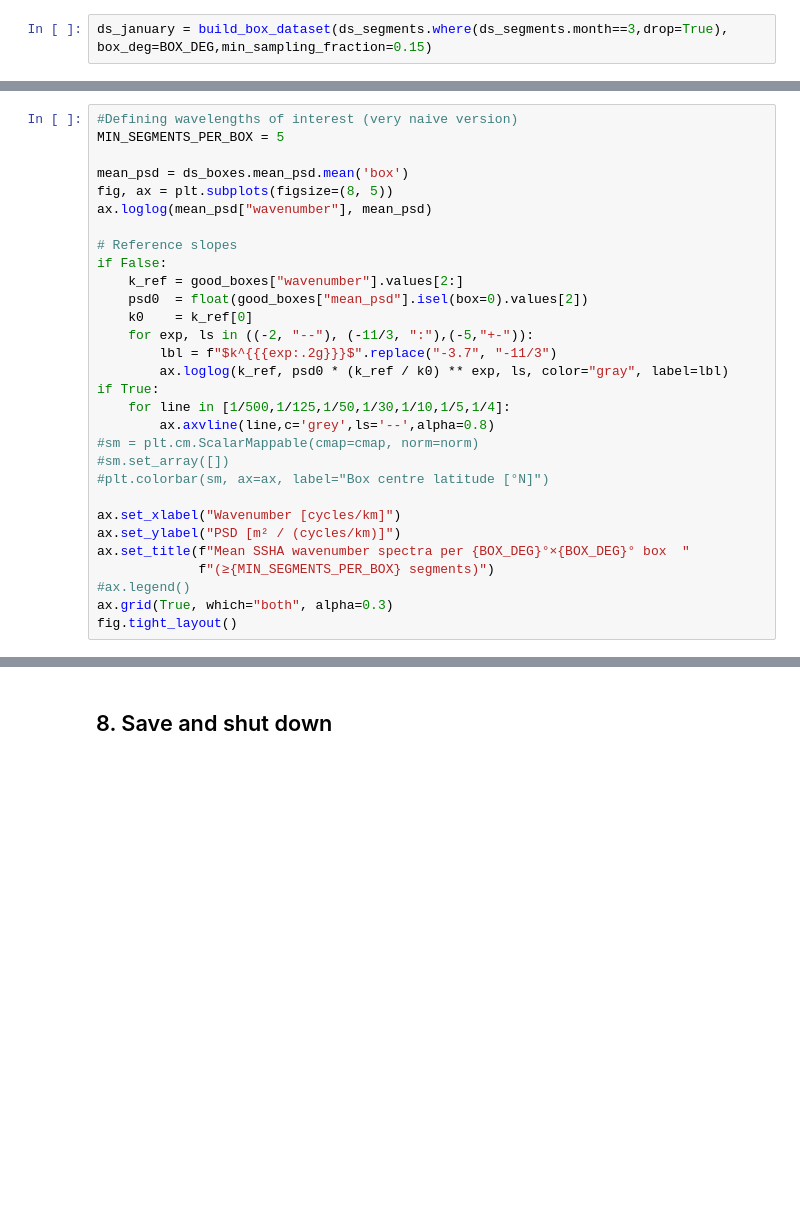
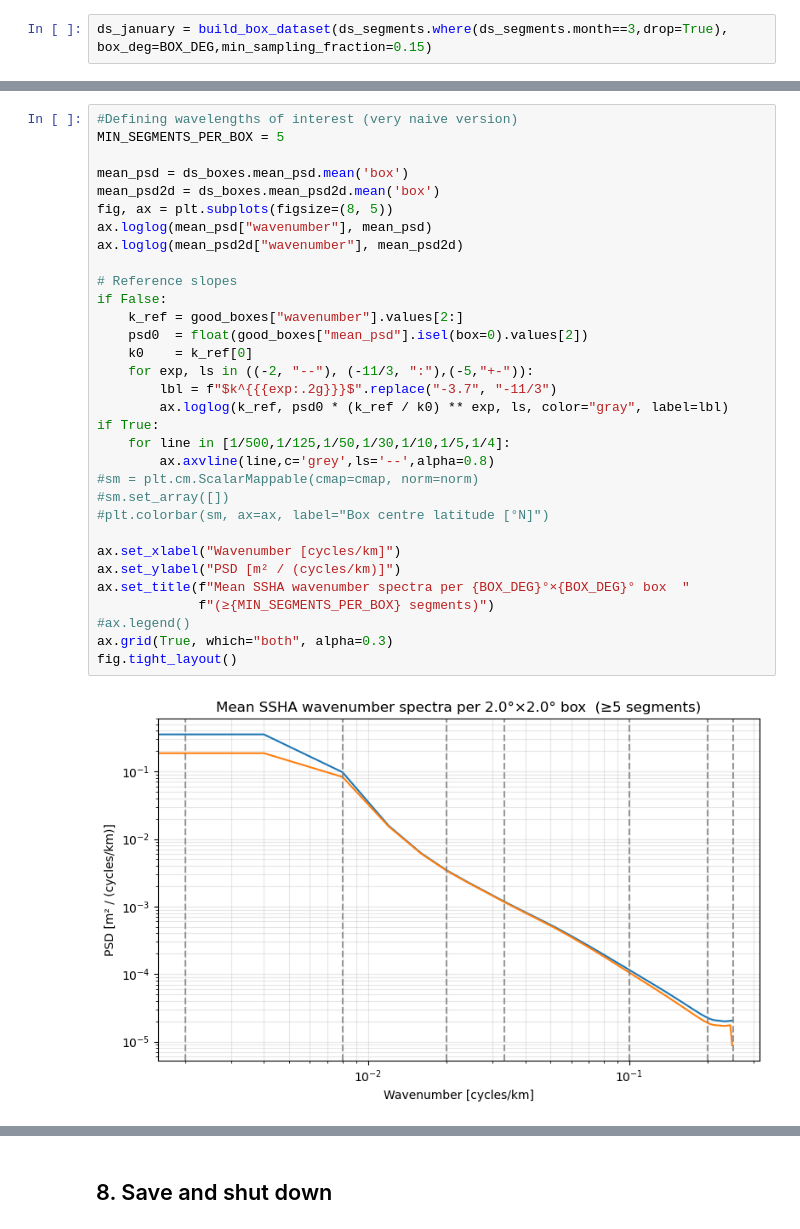
Before and after one commit to zcasparco/SWOT_UHH, a Jupyter notebook: Wavenumber spectra/Global_SSH_spectra_dask_computation.ipynb, the cells around one changed output, grey strips where cells are left out. Saved outputs shown, nothing was run; the diff lists cells and outputs as text; blank space fills up the shorter version.

```diff
--- a/Wavenumber spectra/Global_SSH_spectra_dask_computation.ipynb
+++ b/Wavenumber spectra/Global_SSH_spectra_dask_computation.ipynb
@@ -505,33 +625,37 @@ plt.show()
 # %%
 #Defining wavelengths of interest (very naive version)
 MIN_SEGMENTS_PER_BOX = 5
 
 mean_psd = ds_boxes.mean_psd.mean('box')
+mean_psd2d = ds_boxes.mean_psd2d.mean('box')
 fig, ax = plt.subplots(figsize=(8, 5))
 ax.loglog(mean_psd["wavenumber"], mean_psd)
+ax.loglog(mean_psd2d["wavenumber"], mean_psd2d)
 
 # Reference slopes
 if False:
     k_ref = good_boxes["wavenumber"].values[2:]
     psd0  = float(good_boxes["mean_psd"].isel(box=0).values[2])
     k0    = k_ref[0]
     for exp, ls in ((-2, "--"), (-11/3, ":"),(-5,"+-")):
         lbl = f"$k^{{{exp:.2g}}}$".replace("-3.7", "-11/3")
         ax.loglog(k_ref, psd0 * (k_ref / k0) ** exp, ls, color="gray", label=lbl)
 if True:
     for line in [1/500,1/125,1/50,1/30,1/10,1/5,1/4]:
         ax.axvline(line,c='grey',ls='--',alpha=0.8)
 #sm = plt.cm.ScalarMappable(cmap=cmap, norm=norm)
 #sm.set_array([])
 #plt.colorbar(sm, ax=ax, label="Box centre latitude [°N]")
 
 ax.set_xlabel("Wavenumber [cycles/km]")
 ax.set_ylabel("PSD [m² / (cycles/km)]")
 ax.set_title(f"Mean SSHA wavenumber spectra per {BOX_DEG}°×{BOX_DEG}° box  "
              f"(≥{MIN_SEGMENTS_PER_BOX} segments)")
 #ax.legend()
 ax.grid(True, which="both", alpha=0.3)
 fig.tight_layout()
+# %% [output]
+[figure, added]
 # %%
 MIN_SEGMENTS_PER_BOX = 5
 LAT_BIN_EDGES = np.arange(-60, 61, 10)  # adjust to the pass's latitude range
```
Also changed, not shown: parts of 15 cells of this notebook, 3 other files.
